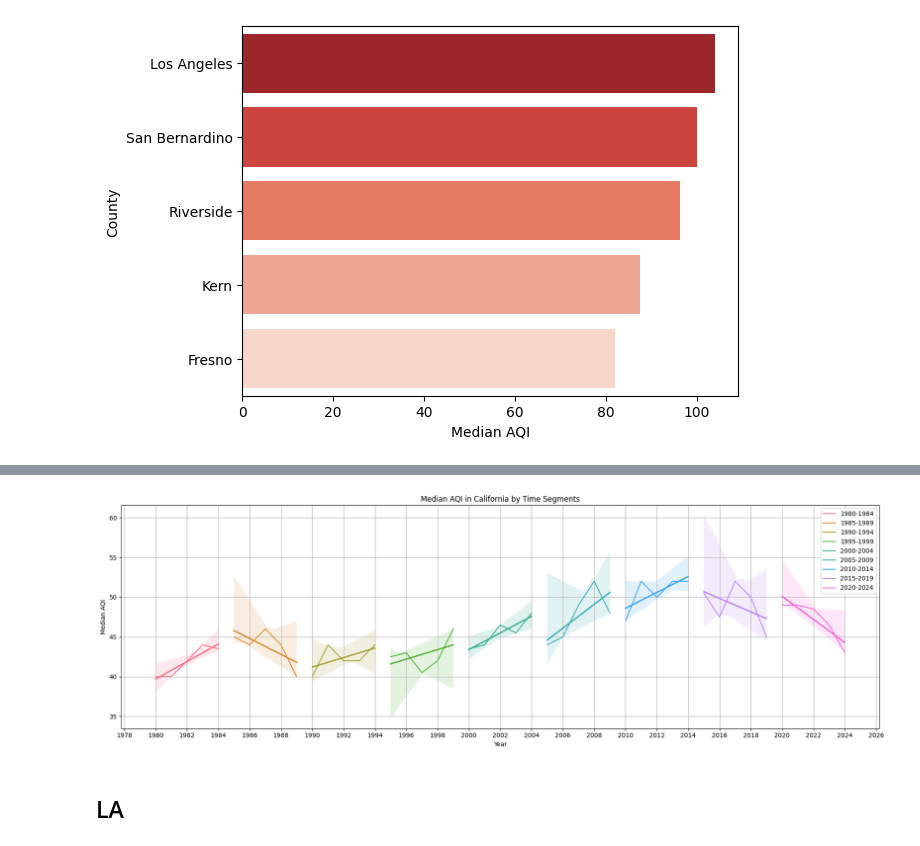
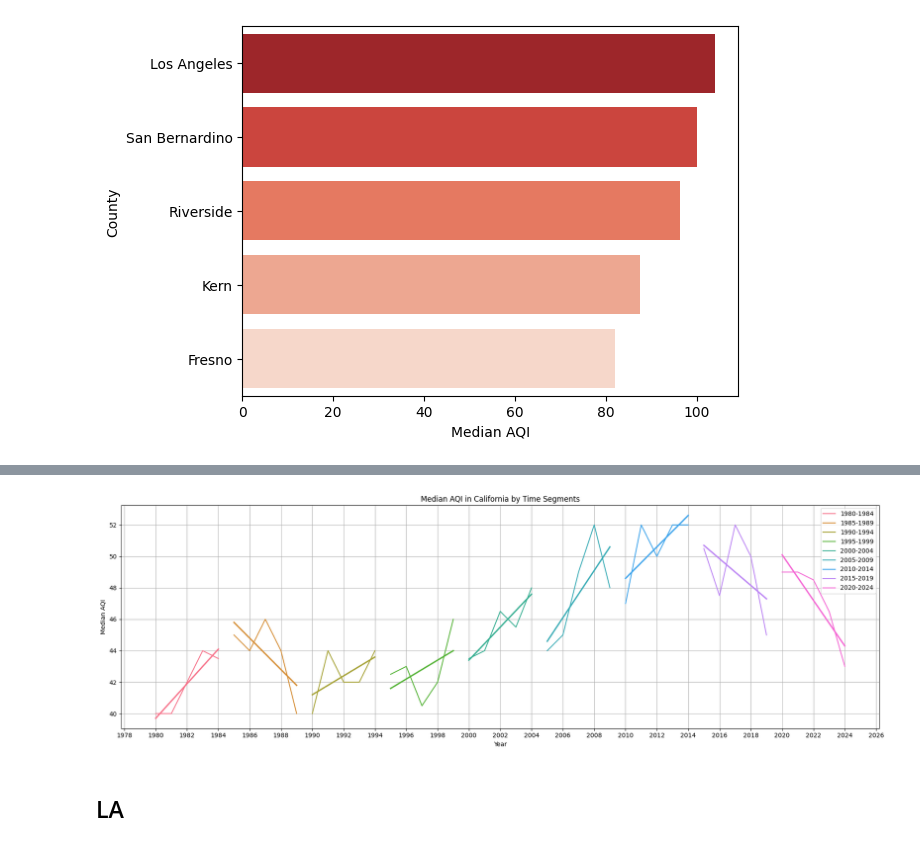
Before and after one commit to ivanrff/AQI-by-EPA, a Jupyter notebook: US_EPA_AQI.ipynb, the cells around one changed output, grey strips where cells are left out. Saved outputs shown, nothing was run; the diff lists cells and outputs as text; code cells hidden in the pictures.

```diff
--- a/US_EPA_AQI.ipynb
+++ b/US_EPA_AQI.ipynb
@@ -514,39 +528,37 @@ sns.barplot(data=worst_ca_counties.head(5), x="Median AQI", y="County", hue="Cou
 # %%
-ca_aqi_byyear = ca_aqi.groupby('Year').median(numeric_only=True).reset_index()
-
 # Define segments
 segments = [
     (1980, 1984),
     (1985, 1989),
     (1990, 1994),
     (1995, 1999),
     (2000, 2004),
     (2005, 2009),
     (2010, 2014),
     (2015, 2019),
     (2020, 2024)
 ]
 
 # Plotting
 plt.figure(figsize=(18, 6))
 palette = sns.color_palette("husl", len(segments))
 
 for i, (start, end) in enumerate(segments):
     segment_df = ca_aqi_byyear[(ca_aqi_byyear['Year'] >= start) & (ca_aqi_byyear['Year'] <= end)]
     plt.plot(segment_df['Year'], segment_df['Median AQI'], label=f'{start}-{end}', color=palette[i])
-    sns.regplot(data=segment_df, x='Year', y='Median AQI', scatter=False, color=palette[i])
+    sns.regplot(data=segment_df, x='Year', y='Median AQI', scatter=False, ci=None, color=palette[i])
 
 plt.title('Median AQI in California by Time Segments')
 plt.xlabel('Year')
 plt.ylabel('Median AQI')
 import matplotlib.ticker as ticker
 plt.gca().xaxis.set_major_locator(ticker.MultipleLocator(2))
 plt.legend()
 plt.grid(True)
 plt.tight_layout()
 plt.show()
 # %% [output]
-[figure, old version]
+[figure, new version]
 # %% [markdown]
 ## LA
 # %%
```
Also changed, not shown: parts of 8 cells of this notebook.
